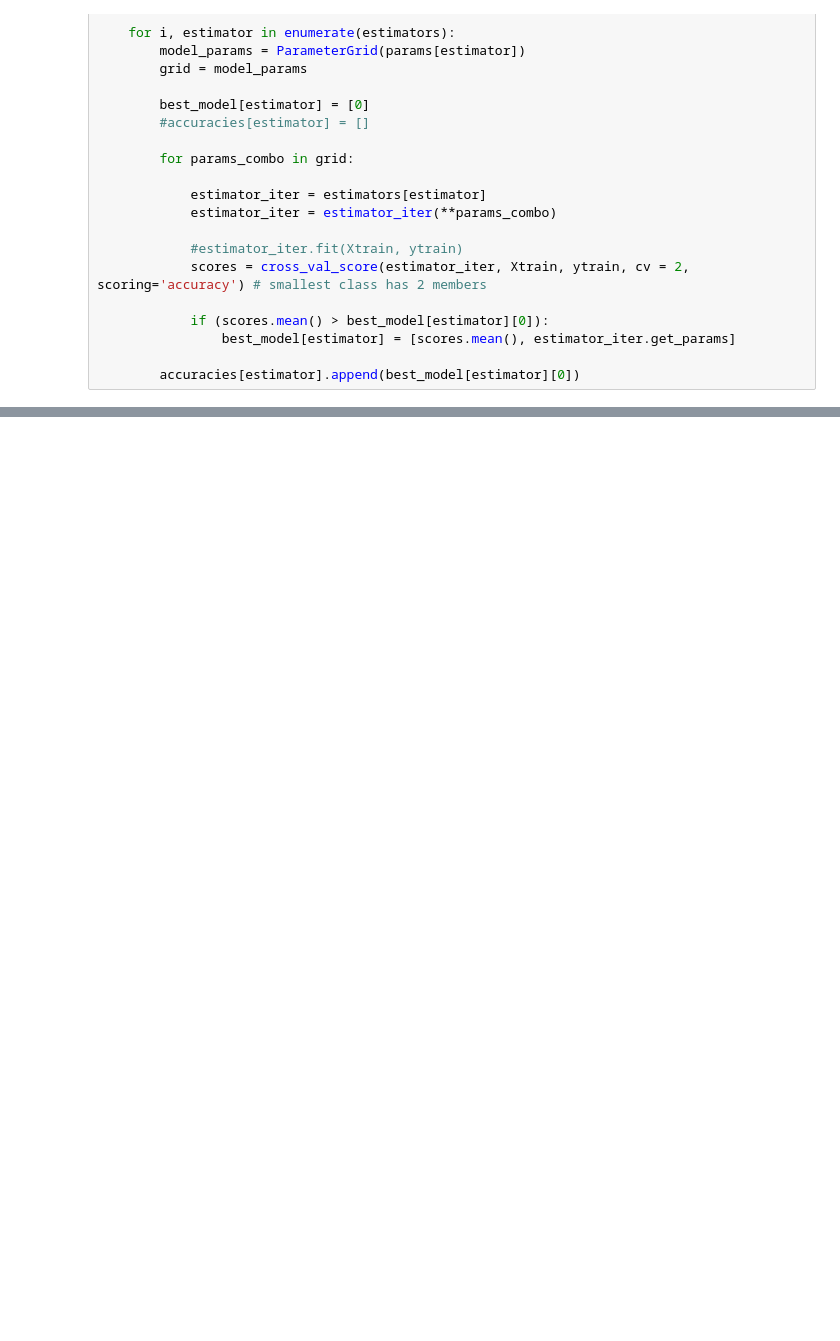
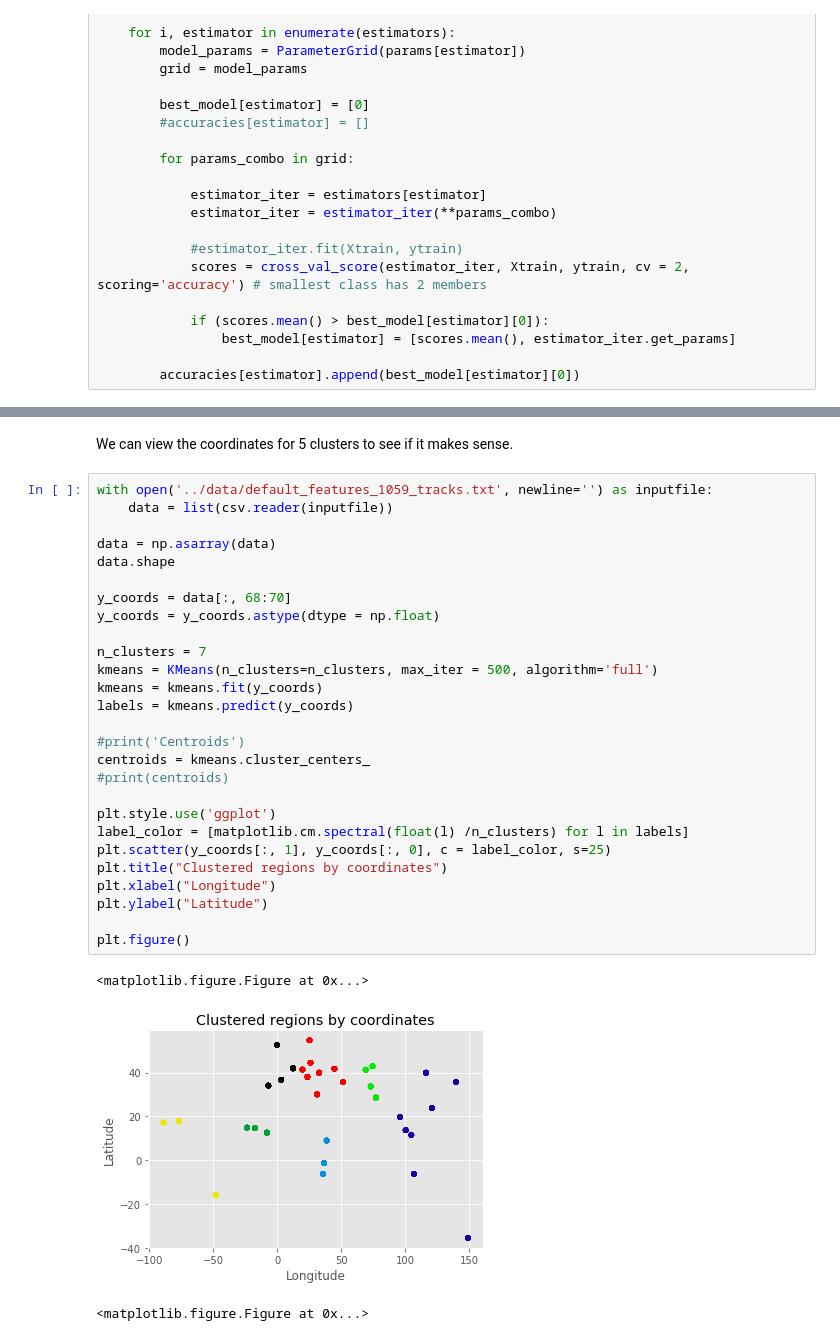
Before and after one commit to johannesharmse/Music_Origin_Prediction, a Jupyter notebook: src/Predicting the Geographical Origin of Music.ipynb, the cells around one changed output, grey strips where cells are left out. Cells and saved outputs as stored; diff of their text form; blank space fills up the shorter version.

```diff
--- a/src/Predicting the Geographical Origin of Music.ipynb
+++ b/src/Predicting the Geographical Origin of Music.ipynb
@@ -270,0 +278,33 @@ plt.show()
+# %% [markdown]
+We can view the coordinates for 5  clusters to see if it makes sense.
+# %%
+with open('../data/default_features_1059_tracks.txt', newline='') as inputfile:
+    data = list(csv.reader(inputfile))
+
+data = np.asarray(data)
+data.shape
+
+y_coords = data[:, 68:70]
+y_coords = y_coords.astype(dtype = np.float)
+
+n_clusters = 7
+kmeans = KMeans(n_clusters=n_clusters, max_iter = 500, algorithm='full')
+kmeans = kmeans.fit(y_coords)
+labels = kmeans.predict(y_coords)
+
+#print('Centroids')
+centroids = kmeans.cluster_centers_
+#print(centroids)
+
+plt.style.use('ggplot')
+label_color = [matplotlib.cm.spectral(float(l) /n_clusters) for l in labels]
+plt.scatter(y_coords[:, 1], y_coords[:, 0], c = label_color, s=25)
+plt.title("Clustered regions by coordinates")
+plt.xlabel("Longitude")
+plt.ylabel("Latitude")
+
+plt.figure()
+# %% [output]
+<matplotlib.figure.Figure at 0x...>
+[figure, added]
+<matplotlib.figure.Figure at 0x...>
```
Also changed, not shown: parts of 15 cells of this notebook.
